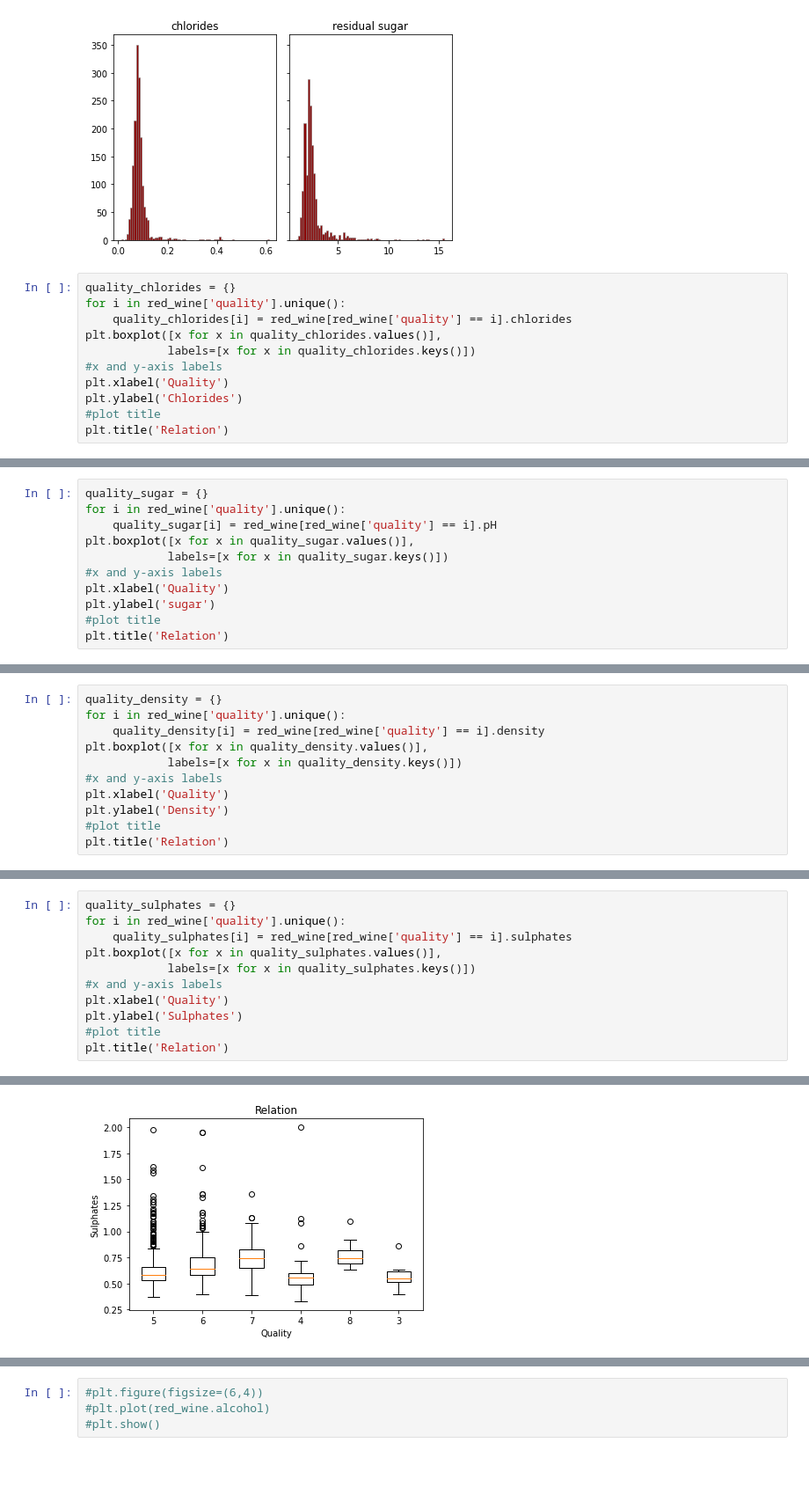
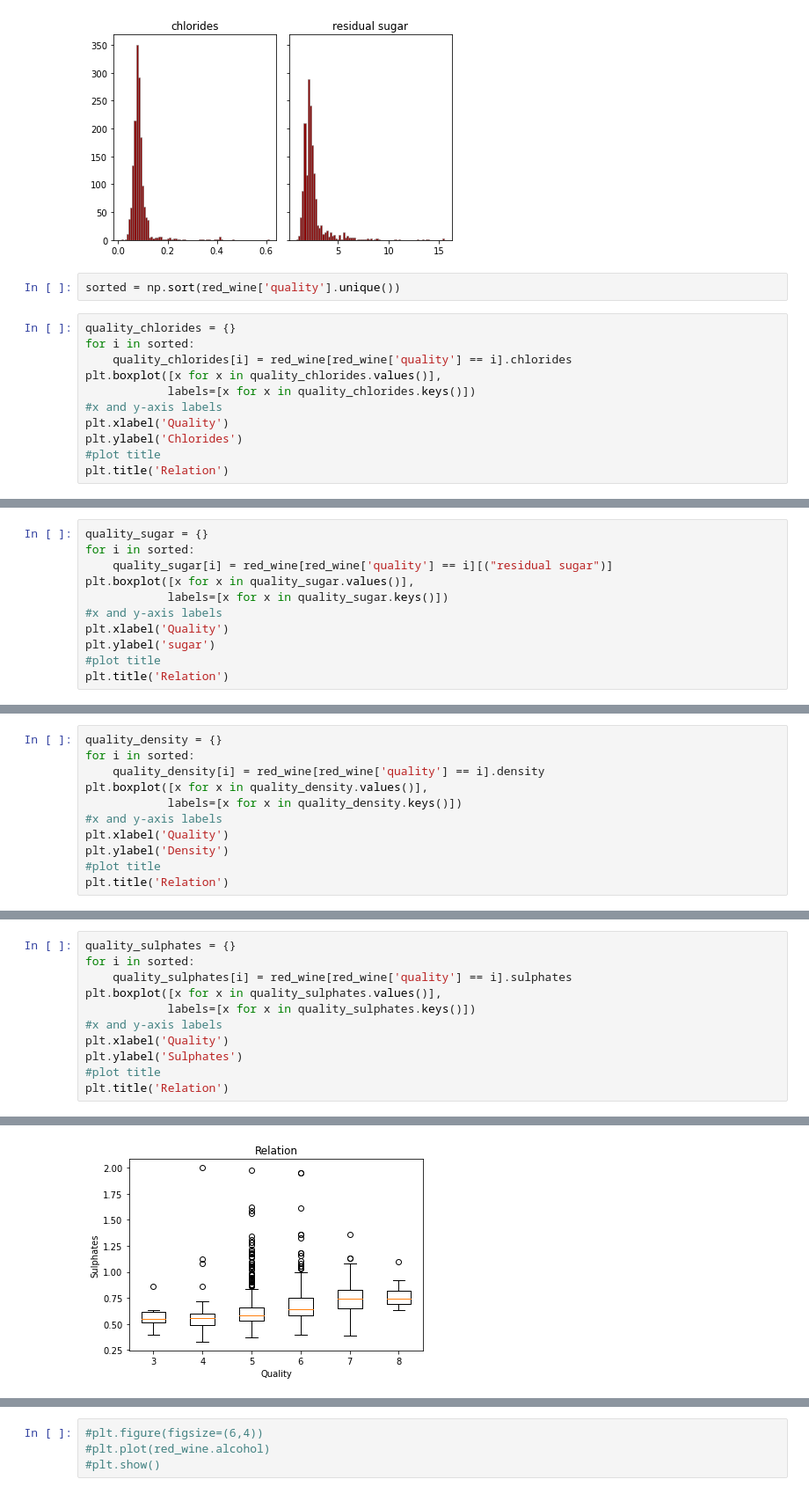
Before and after one commit to movifu1982/homework, a Jupyter notebook: homework.ipynb, the cells around one changed output, grey strips where cells are left out. Shown: that part at 88% size. Cells and saved outputs as stored; diff of their text form; blank space fills up the shorter version.

```diff
--- a/homework.ipynb
+++ b/homework.ipynb
@@ -144,9 +188,11 @@ axs[1].hist(red_wine['residual sugar'], color='darkred', bins=80,
 plt.show()
 # %% [output]
 [figure]
+# %%
+sorted = np.sort(red_wine['quality'].unique())
 # %%
 quality_chlorides = {}
-for i in red_wine['quality'].unique():
+for i in sorted:
     quality_chlorides[i] = red_wine[red_wine['quality'] == i].chlorides
 plt.boxplot([x for x in quality_chlorides.values()],
             labels=[x for x in quality_chlorides.keys()])
@@ -161,7 +207,7 @@ Text(0.5, 1.0, 'Relation')
 # %%
 quality_sugar = {}
-for i in red_wine['quality'].unique():
-    quality_sugar[i] = red_wine[red_wine['quality'] == i].pH
+for i in sorted:
+    quality_sugar[i] = red_wine[red_wine['quality'] == i][("residual sugar")]
 plt.boxplot([x for x in quality_sugar.values()],
             labels=[x for x in quality_sugar.keys()])
 #x and y-axis labels
@@ -175,6 +221,6 @@ Text(0.5, 1.0, 'Relation')
 # %%
 quality_density = {}
-for i in red_wine['quality'].unique():
+for i in sorted:
     quality_density[i] = red_wine[red_wine['quality'] == i].density
 plt.boxplot([x for x in quality_density.values()],
             labels=[x for x in quality_density.keys()])
@@ -189,16 +235,16 @@ Text(0.5, 1.0, 'Relation')
 # %%
 quality_sulphates = {}
-for i in red_wine['quality'].unique():
+for i in sorted:
     quality_sulphates[i] = red_wine[red_wine['quality'] == i].sulphates
 plt.boxplot([x for x in quality_sulphates.values()],
             labels=[x for x in quality_sulphates.keys()])
 #x and y-axis labels
 plt.xlabel('Quality')
 plt.ylabel('Sulphates')
 #plot title
 plt.title('Relation')
 # %% [output]
 Text(0.5, 1.0, 'Relation')
-[figure, old version]
+[figure, new version]
 # %%
 quality_pH = {}
```
Also changed, not shown: parts of 26 cells of this notebook.
